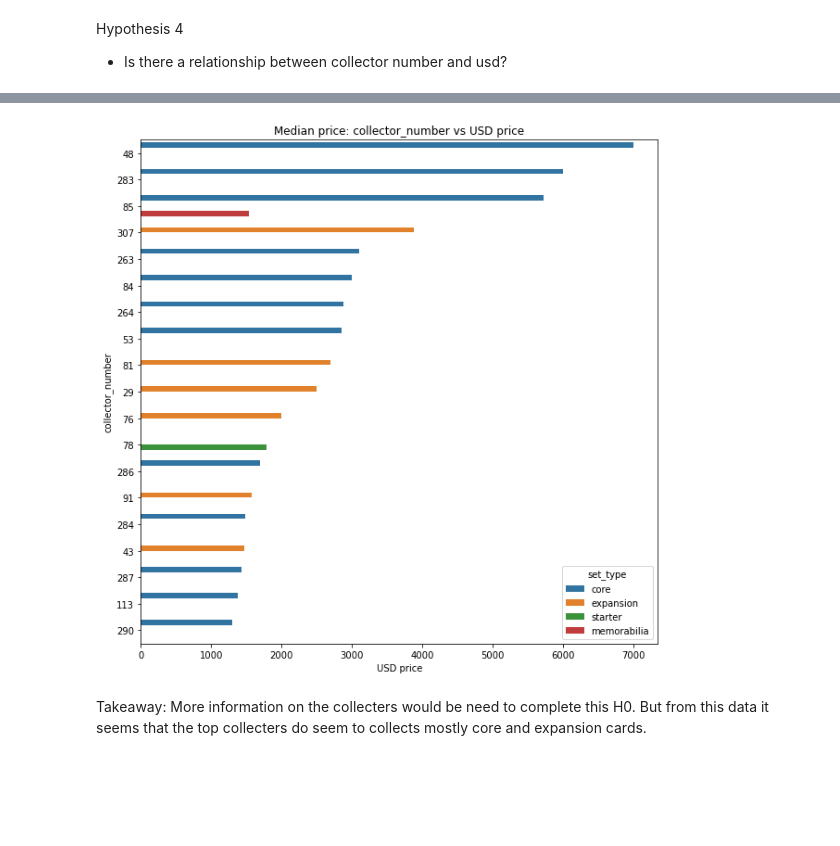
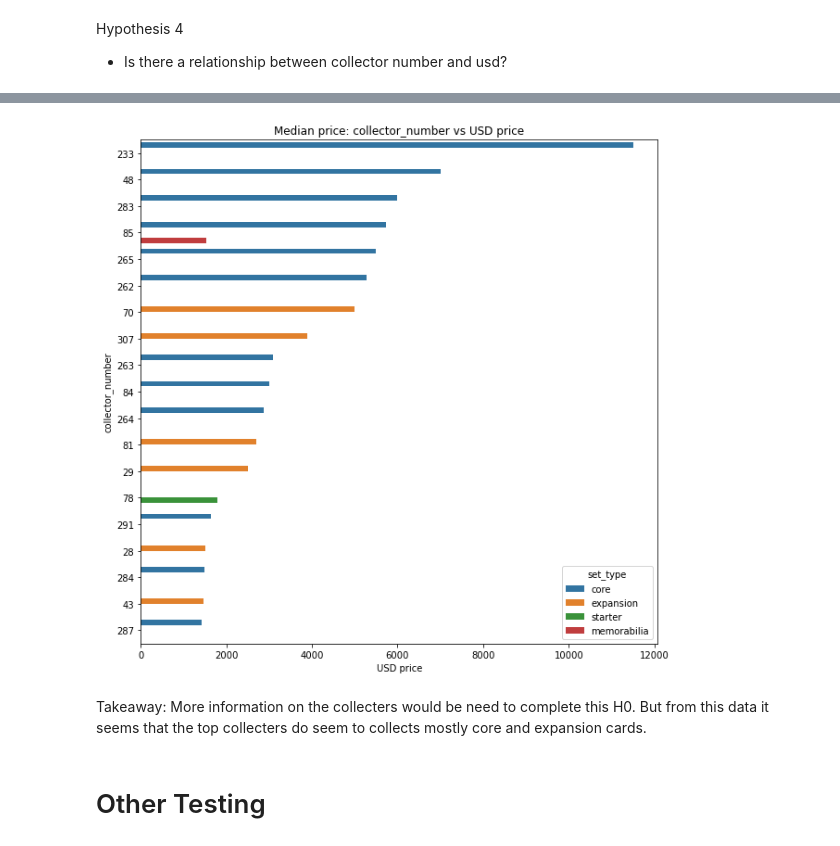
Before and after one commit to Jemison-DavidJasonStephenVasiliy/MTG-Project, a Jupyter notebook: David/explore_data.ipynb, the cells around one changed output, grey strips where cells are left out. Drawn from its saved outputs; the diff is of its cells as text; code cells hidden in the pictures; blank space fills up the shorter version.

```diff
--- a/David/explore_data.ipynb
+++ b/David/explore_data.ipynb
@@ -316,16 +317,19 @@ sns.countplot(data= df3, y='collector_number')
 # %%
-# Median price for all cards based on Rarity and USD price
-def vis_rarity_by_usd(df3):
+# Median price for all cards based Collector, Set Type and USD price
+def vis_collector_set_by_usd(train):
+    train2 = train.sort_values(by=['usd'], ascending=False,)[:20]
     plt.figure(figsize=(10,10))
-    sns.barplot(data=df3, x='usd', y='collector_number', hue='set_type')
+    sns.barplot(data=train2, x='usd', y='collector_number', hue='set_type')
     plt.title('Median price: collector_number vs USD price')
     plt.xlabel('USD price')
     plt.ylabel('collector_number')
     plt.show()
 
-vis_rarity_by_usd(df3)
+vis_collector_set_by_usd(train)
 # %% [output]
-[figure, old version]
+[figure, new version]
 # %% [markdown]
 Takeaway:
 More information on the collecters would be need to complete this H0. But from this data it seems that the top collecters do seem to collects mostly core and expansion cards.
+# %% [markdown]
+# Other Testing
```
Also changed, not shown: parts of 28 cells of this notebook, 1 other file.
